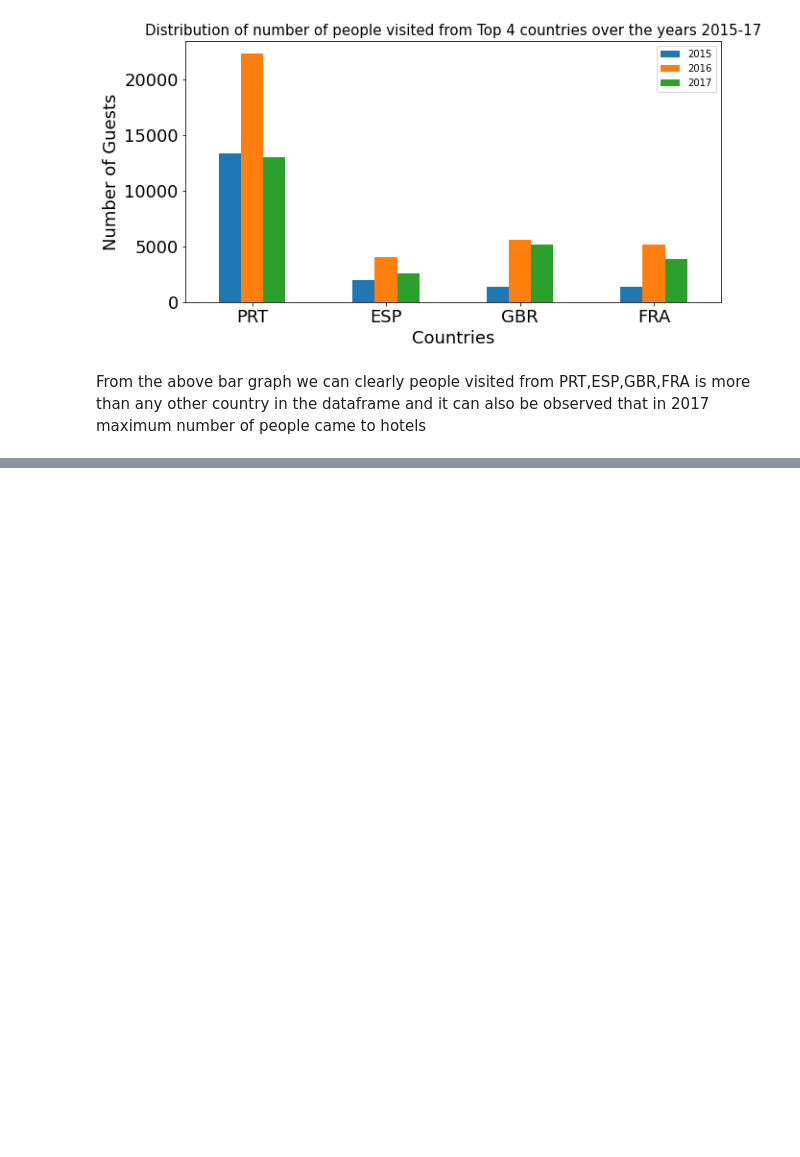
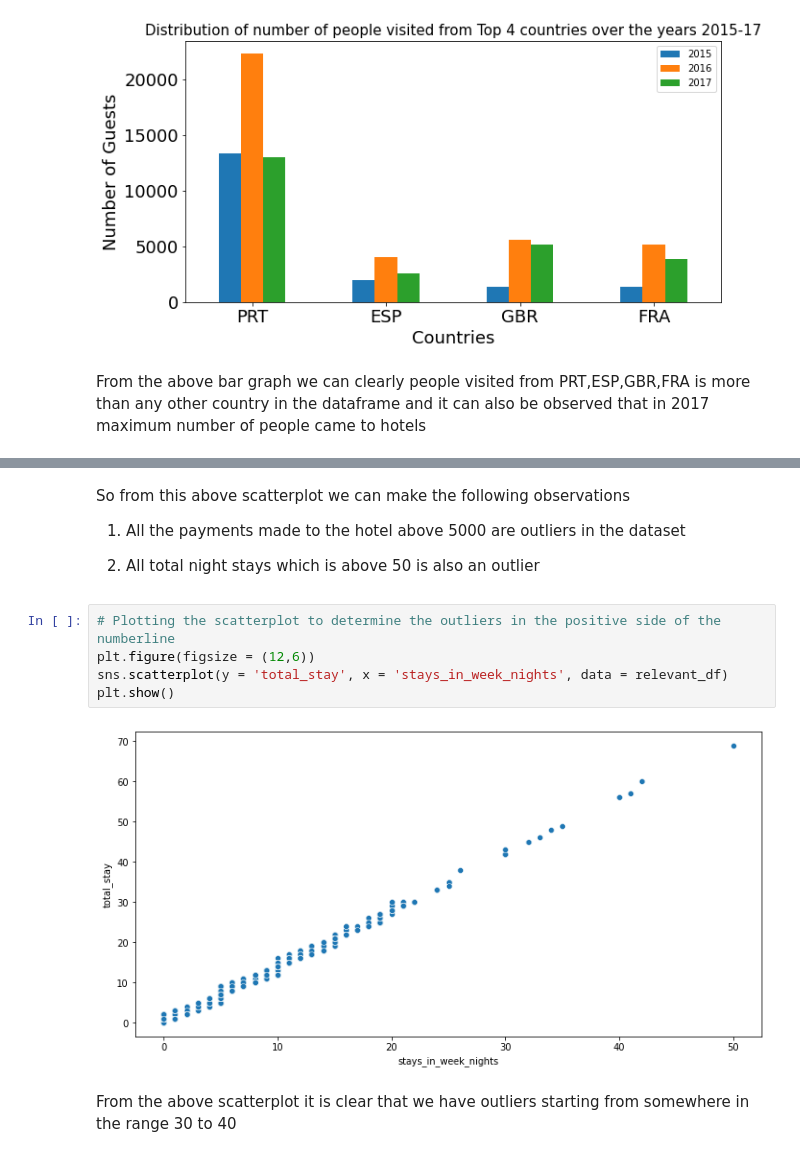
Before and after one commit to Mihirgupta2001/EDA-Capstone-Project-Hotel-Booking, a Jupyter notebook: EDA_Hotel_Booking_Analysis_Capstone_Project.ipynb, the cells around one changed output, grey strips where cells are left out. Saved outputs shown, nothing was run; the diff lists cells and outputs as text; blank space fills up the shorter version.

```diff
--- a/EDA_Hotel_Booking_Analysis_Capstone_Project.ipynb
+++ b/EDA_Hotel_Booking_Analysis_Capstone_Project.ipynb
@@ -390,0 +460,15 @@ From the above bar graph we can clearly people visited from PRT,ESP,GBR,FRA is m
+# %% [markdown]
+So from this above scatterplot we can make the following observations
+
+1. All the payments made to the hotel above 5000 are outliers in the dataset
+
+2. All total night stays which is above 50 is also an outlier
+# %%
+# Plotting the scatterplot to determine the outliers in the positive side of the numberline
+plt.figure(figsize = (12,6))
+sns.scatterplot(y = 'total_stay', x = 'stays_in_week_nights', data = relevant_df)
+plt.show()
+# %% [output]
+[figure, added]
+# %% [markdown]
+From the above scatterplot it is clear that we have outliers starting from somewhere in the range 30 to 40
```
Also changed, not shown: parts of 26 cells of this notebook.
